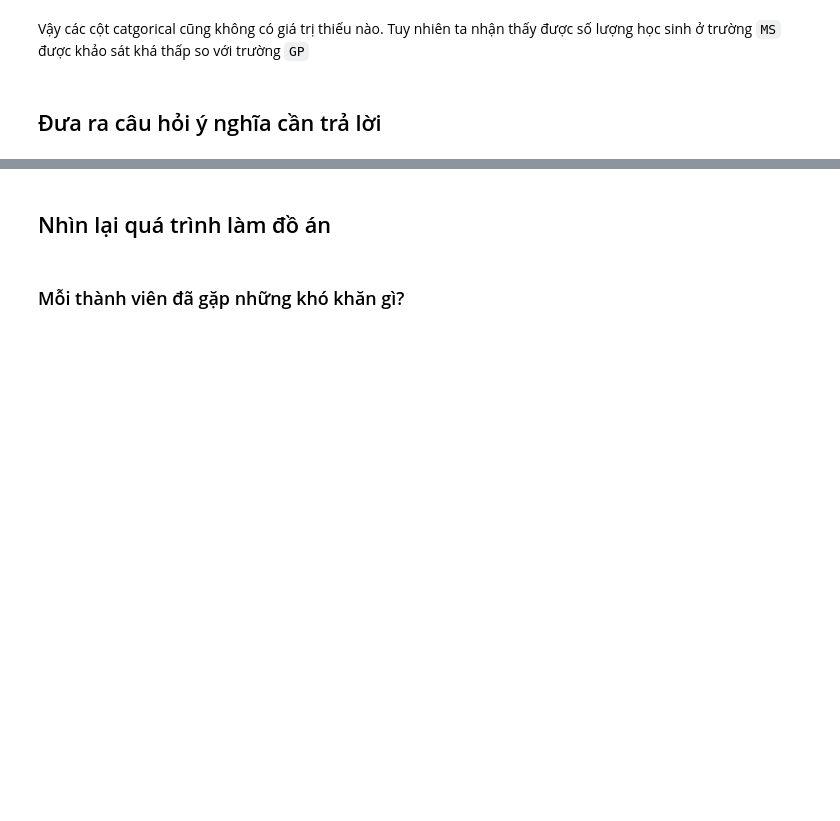
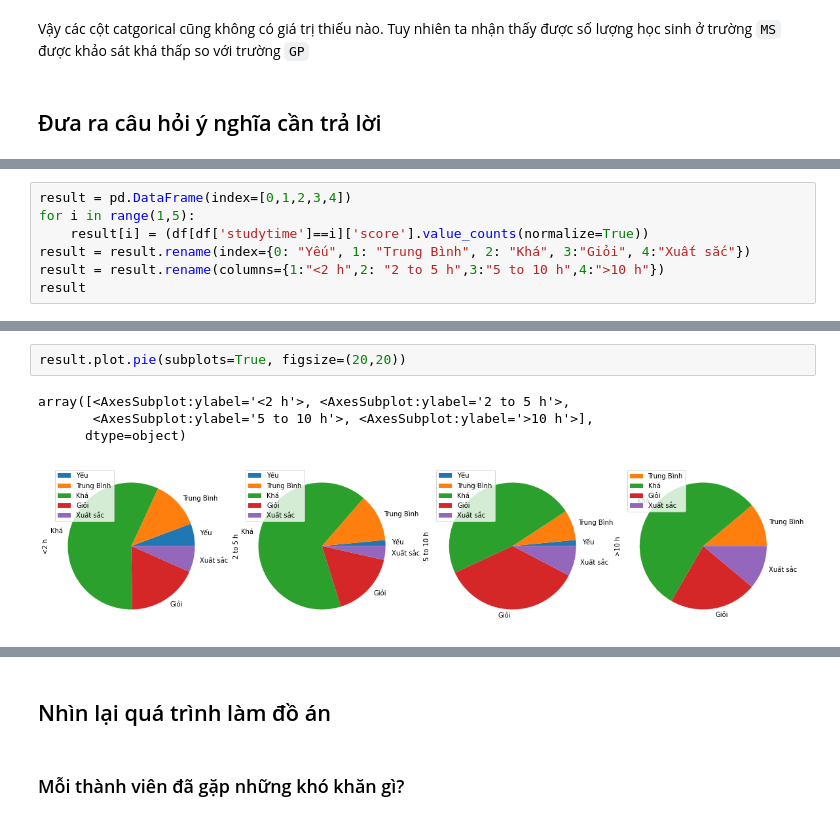
Before and after one commit to hotranvietcuong2001/P4DS_CQ19_FinalProject, a Jupyter notebook: student_performance.ipynb, the cells around one changed output, grey strips where cells are left out. Drawn from its saved outputs; the diff is of its cells as text; blank space fills up the shorter version.

```diff
--- a/student_performance.ipynb
+++ b/student_performance.ipynb
@@ -286,0 +413,7 @@ Vậy các cột catgorical cũng không có giá trị thiếu nào. Tuy nhiên
+# %%
+result = pd.DataFrame(index=[0,1,2,3,4])
+for i in range(1,5):
+    result[i] = (df[df['studytime']==i]['score'].value_counts(normalize=True))
+result = result.rename(index={0: "Yếu", 1: "Trung Bình", 2: "Khá", 3:"Giỏi", 4:"Xuất sắc"})
+result = result.rename(columns={1:"<2 h",2: "2 to 5 h",3:"5 to 10 h",4:">10 h"})
+result
@@ -286,0 +427,7 @@ Vậy các cột catgorical cũng không có giá trị thiếu nào. Tuy nhiên
+# %%
+result.plot.pie(subplots=True, figsize=(20,20))
+# %% [output]
+array([<AxesSubplot:ylabel='<2 h'>, <AxesSubplot:ylabel='2 to 5 h'>,
+       <AxesSubplot:ylabel='5 to 10 h'>, <AxesSubplot:ylabel='>10 h'>],
+      dtype=object)
+[figure, added]
```
Also changed, not shown: parts of 22 cells of this notebook.
